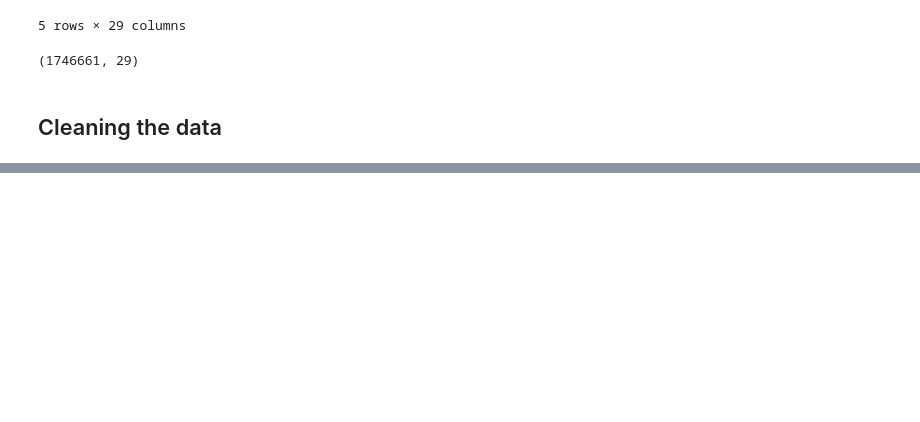
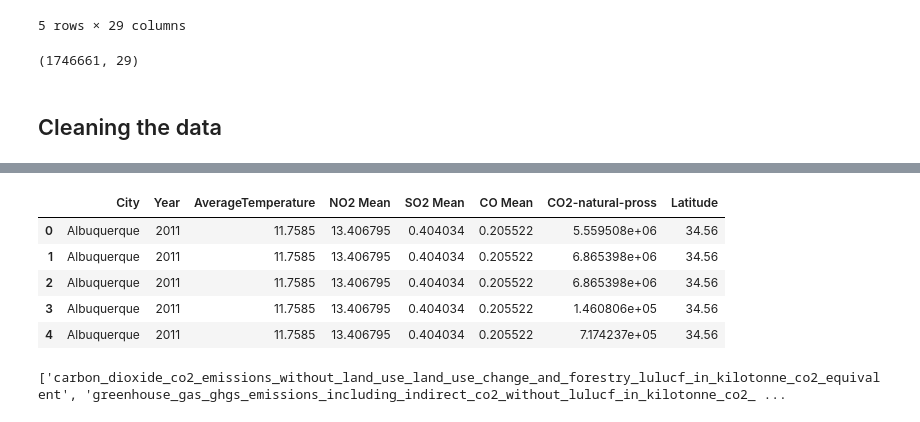
Before and after one commit to aredjil/Temperature-forecasting-for-different-cities-in-the-world, a Jupyter notebook: Cleaning_data.ipynb, the cells around one changed output, grey strips where cells are left out. Drawn from its saved outputs; the diff is of its cells as text; code cells hidden in the pictures; blank space fills up the shorter version.

```diff
--- a/Cleaning_data.ipynb
+++ b/Cleaning_data.ipynb
@@ -253,0 +266,11 @@ final_df.shape
+# %%
+final_df = final_df.rename(columns={'value': 'CO2-natural-pross'})
+# %%
+final_df.head()
+# %% [output]
+|  | City | Year | AverageTemperature | NO2 Mean | SO2 Mean | CO Mean | CO2-natural-pross | Latitude |
+| 0 | Albuquerque | 2011 | 11.7585 | 13.406795 | 0.404034 | 0.205522 | 5.559508e+06 | 34.56 |
+| 1 | Albuquerque | 2011 | 11.7585 | 13.406795 | 0.404034 | 0.205522 | 6.865398e+06 | 34.56 |
+| 2 | Albuquerque | 2011 | 11.7585 | 13.406795 | 0.404034 | 0.205522 | 6.865398e+06 | 34.56 |
+| 3 | Albuquerque | 2011 | 11.7585 | 13.406795 | 0.404034 | 0.205522 | 1.460806e+05 | 34.56 |
+| 4 | Albuquerque | 2011 | 11.7585 | 13.406795 | 0.404034 | 0.205522 | 7.174237e+05 | 34.56 |
@@ -253,0 +279,4 @@ final_df.shape
+# %%
+print(list(final_df['category'].unique()))
+# %% [output]
+['carbon_dioxide_co2_emissions_without_land_use_land_use_change_and_forestry_lulucf_in_kilotonne_co2_equivalent', 'greenhouse_gas_ghgs_emissions_including_indirect_co2_without_lulucf_in_kilotonne_co2_ ...
```
Also changed, not shown: parts of 7 cells of this notebook, 1 other file.
